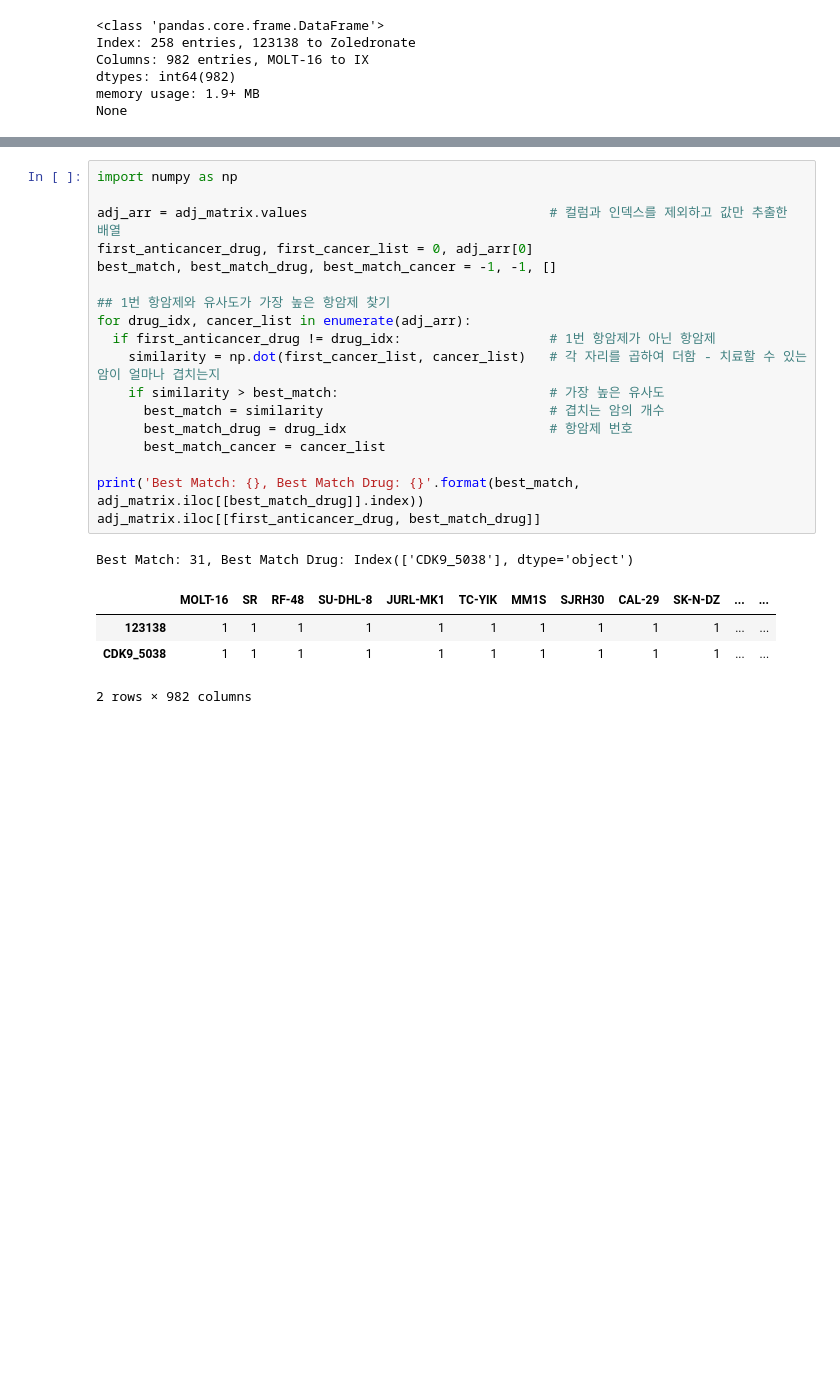
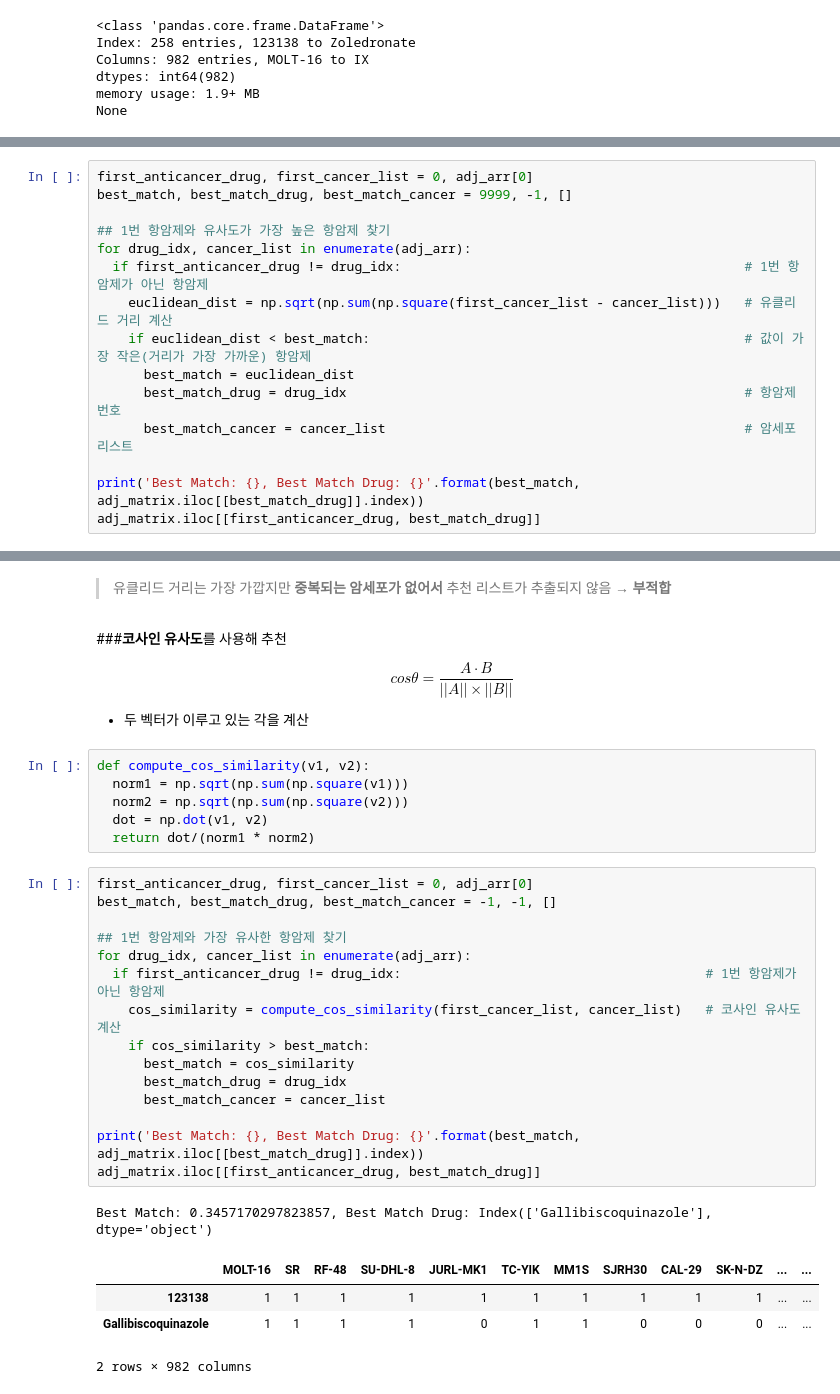
Before and after one commit to stacy0121/School_Bio_AAV_Capsid_Assembly, a Jupyter notebook: AI_Engineer.ipynb, the cells around one changed output, grey strips where cells are left out. Saved outputs shown, nothing was run; the diff lists cells and outputs as text; blank space fills up the shorter version.

```diff
--- a/AI_Engineer.ipynb
+++ b/AI_Engineer.ipynb
@@ -74,0 +131,15 @@ None
+# %%
+first_anticancer_drug, first_cancer_list = 0, adj_arr[0]
+best_match, best_match_drug, best_match_cancer = 9999, -1, []
+
+## 1번 항암제와 유사도가 가장 높은 항암제 찾기
+for drug_idx, cancer_list in enumerate(adj_arr):
+  if first_anticancer_drug != drug_idx:                                            # 1번 항암제가 아닌 항암제
+    euclidean_dist = np.sqrt(np.sum(np.square(first_cancer_list - cancer_list)))   # 유클리드 거리 계산
+    if euclidean_dist < best_match:                                                # 값이 가장 작은(거리가 가장 가까운) 항암제
+      best_match = euclidean_dist
+      best_match_drug = drug_idx                                                   # 항암제 번호
+      best_match_cancer = cancer_list                                              # 암세포 리스트
+
+print('Best Match: {}, Best Match Drug: {}'.format(best_match, adj_matrix.iloc[[best_match_drug]].index))
+adj_matrix.iloc[[first_anticancer_drug, best_match_drug]]
@@ -75,24 +166,36 @@ None
+# %% [markdown]
+> 유클리드 거리는 가장 가깝지만 **중복되는 암세포가 없어서** 추천 리스트가 추출되지 않음 → **부적합**
+# %% [markdown]
+###**코사인 유사도**를 사용해 추천
+
+\begin{equation}
+cos \theta = \frac{A \cdot B}{||A|| \times ||B||}
+\end{equation}
+* 두 벡터가 이루고 있는 각을 계산
+# %%
+def compute_cos_similarity(v1, v2):
+  norm1 = np.sqrt(np.sum(np.square(v1)))
+  norm2 = np.sqrt(np.sum(np.square(v2)))
+  dot = np.dot(v1, v2)
+  return dot/(norm1 * norm2)
 # %%
-import numpy as np
-
-adj_arr = adj_matrix.values                               # 컬럼과 인덱스를 제외하고 값만 추출한 배열
 first_anticancer_drug, first_cancer_list = 0, adj_arr[0]
 best_match, best_match_drug, best_match_cancer = -1, -1, []
 
-## 1번 항암제와 유사도가 가장 높은 항암제 찾기
+## 1번 항암제와 가장 유사한 항암제 찾기
 for drug_idx, cancer_list in enumerate(adj_arr):
-  if first_anticancer_drug != drug_idx:                   # 1번 항암제가 아닌 항암제
-    similarity = np.dot(first_cancer_list, cancer_list)   # 각 자리를 곱하여 더함 - 치료할 수 있는 암이 얼마나 겹치는지
-    if similarity > best_match:                           # 가장 높은 유사도
-      best_match = similarity                             # 겹치는 암의 개수
-      best_match_drug = drug_idx                          # 항암제 번호
+  if first_anticancer_drug != drug_idx:                                       # 1번 항암제가 아닌 항암제
+    cos_similarity = compute_cos_similarity(first_cancer_list, cancer_list)   # 코사인 유사도 계산
+    if cos_similarity > best_match:
+      best_match = cos_similarity
+      best_match_drug = drug_idx
       best_match_cancer = cancer_list
 
 print('Best Match: {}, Best Match Drug: {}'.format(best_match, adj_matrix.iloc[[best_match_drug]].index))
 adj_matrix.iloc[[first_anticancer_drug, best_match_drug]]
 # %% [output]
-Best Match: 31, Best Match Drug: Index(['CDK9_5038'], dtype='object')
+Best Match: 0.3457170297823857, Best Match Drug: Index(['Gallibiscoquinazole'], dtype='object')
 |  | MOLT-16 | SR | RF-48 | SU-DHL-8 | JURL-MK1 | TC-YIK | MM1S | SJRH30 | CAL-29 | SK-N-DZ | ... | ... |
 | 123138 | 1 | 1 | 1 | 1 | 1 | 1 | 1 | 1 | 1 | 1 | ... | ... |
-| CDK9_5038 | 1 | 1 | 1 | 1 | 1 | 1 | 1 | 1 | 1 | 1 | ... | ... |
+| Gallibiscoquinazole | 1 | 1 | 1 | 1 | 0 | 1 | 1 | 0 | 0 | 0 | ... | ... |
 2 rows × 982 columns
```
Also changed, not shown: parts of 18 cells of this notebook.
